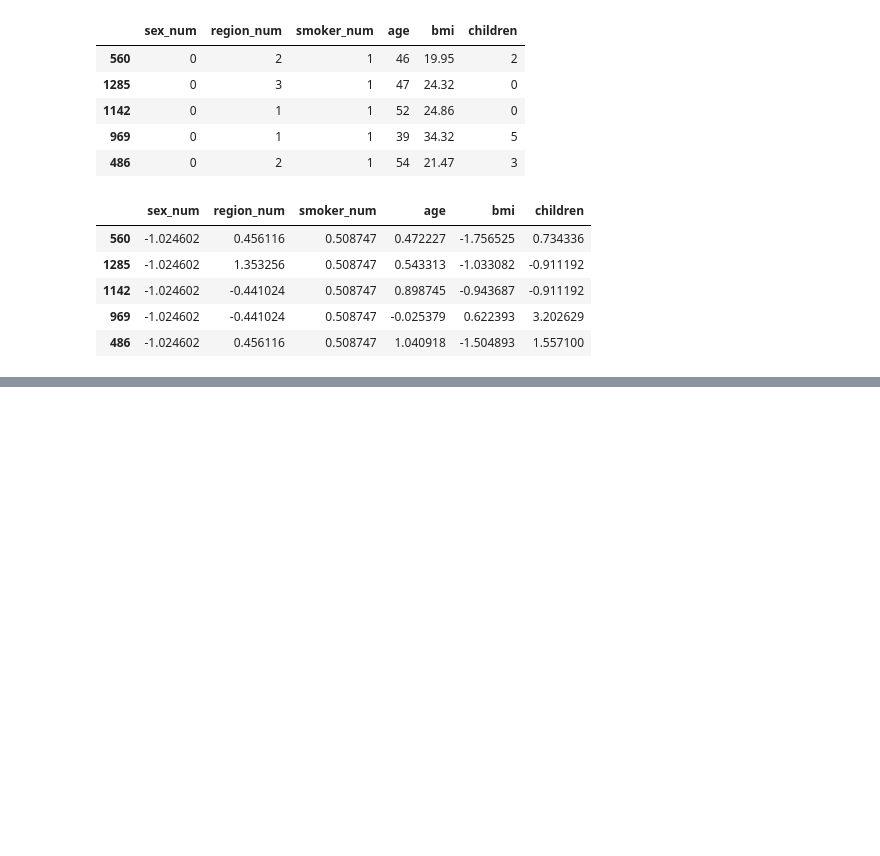
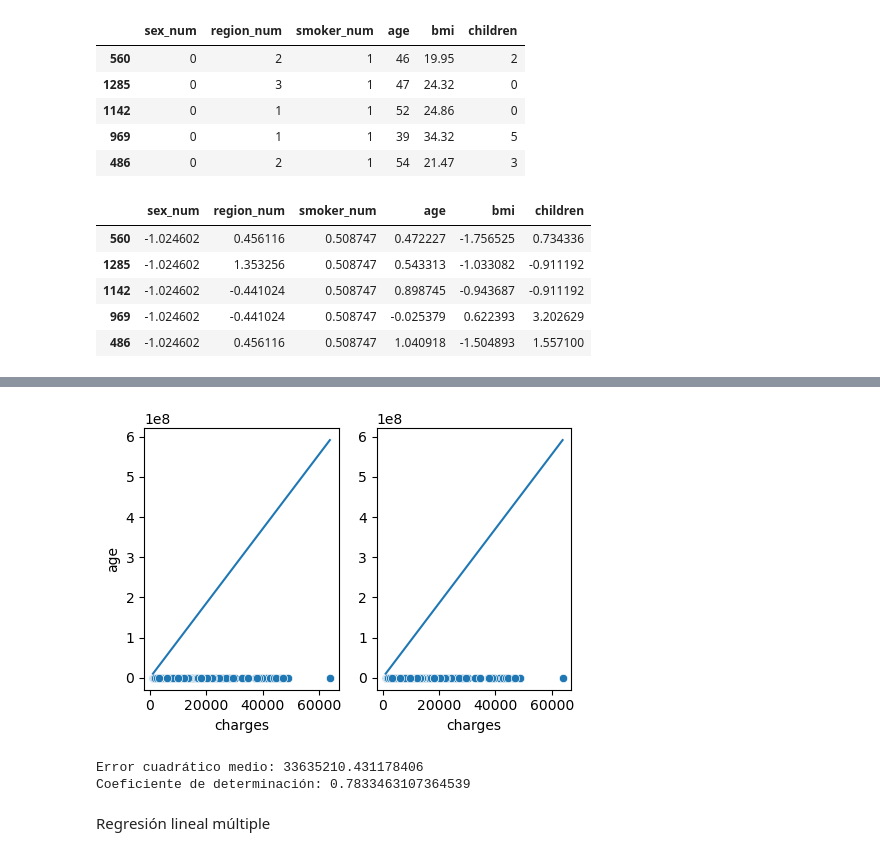
Before and after one commit to Valenfrc/regresi-n_lineal, a Jupyter notebook: src/explore.ipynb, the cells around one changed output, grey strips where cells are left out. Cells and saved outputs as stored; diff of their text form; code cells hidden in the pictures; blank space fills up the shorter version.

```diff
--- a/src/explore.ipynb
+++ b/src/explore.ipynb
@@ -425,0 +441,5 @@ X_test_norm.to_csv("../data/processed/test_limpio.csv", index=False)
+# %%
+from sklearn.linear_model import LinearRegression
+
+model = LinearRegression()
+model.fit(X_train, y_train)
@@ -425,0 +455,3 @@ X_test_norm.to_csv("../data/processed/test_limpio.csv", index=False)
+# %%
+y_pred = model.predict(X_test)
+y_pred
@@ -425,0 +476,27 @@ X_test_norm.to_csv("../data/processed/test_limpio.csv", index=False)
+# %%
+fig, axis = plt.subplots(1, 2, figsize = (5, 3.5))
+total_data = pd.concat([X_train_norm, X_test_norm])
+
+# Utilizamos los parámetros ajustados en el entrenamiento para dibujar la línea de regresión en los gráficos
+regression_equation = lambda x: 26354.43069701219 + 9277.78307971 * x
+
+sns.scatterplot(ax = axis[0], data = X_test_norm, x = "charges", y = "age")
+sns.lineplot(ax = axis[0], x = X_test_norm["charges"], y = regression_equation(X_test_norm["charges"]))
+sns.scatterplot(ax = axis[1], x = X_test_norm["charges"], y = y_pred)
+sns.lineplot(ax = axis[1], x = X_test_norm["charges"], y = regression_equation(X_test_norm["charges"])).set(ylabel = None)
+
+plt.tight_layout()
+
+plt.show()
+# %% [output]
+[figure, added]
+# %%
+from sklearn.metrics import mean_squared_error, r2_score
+
+print(f"Error cuadrático medio: {mean_squared_error(y_test, y_pred)}")
+print(f"Coeficiente de determinación: {r2_score(y_test, y_pred)}")
+# %% [output]
+Error cuadrático medio: 33635210.431178406
+Coeficiente de determinación: 0.7833463107364539
+# %% [markdown]
+Regresión lineal múltiple
```
Also changed, not shown: parts of 4 cells of this notebook.
